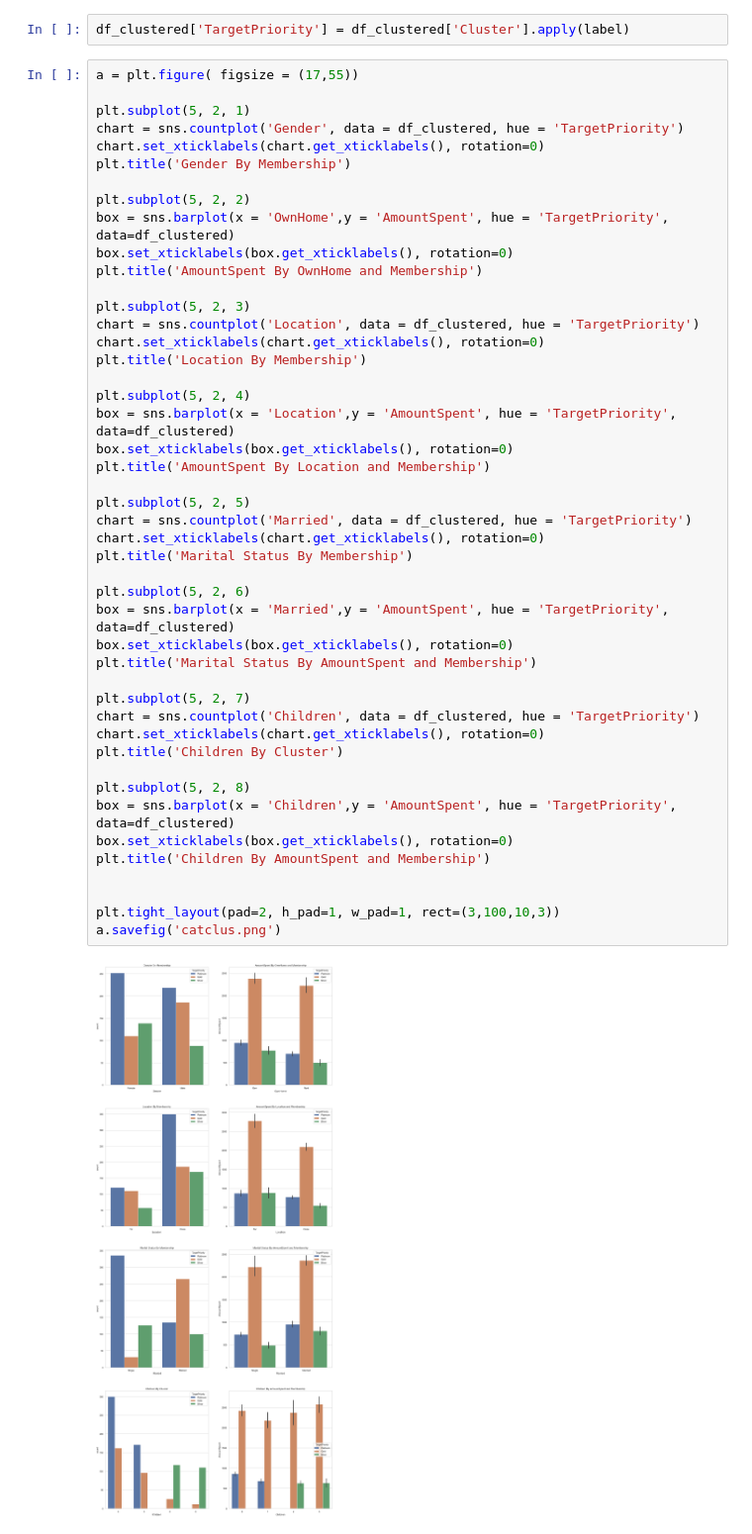
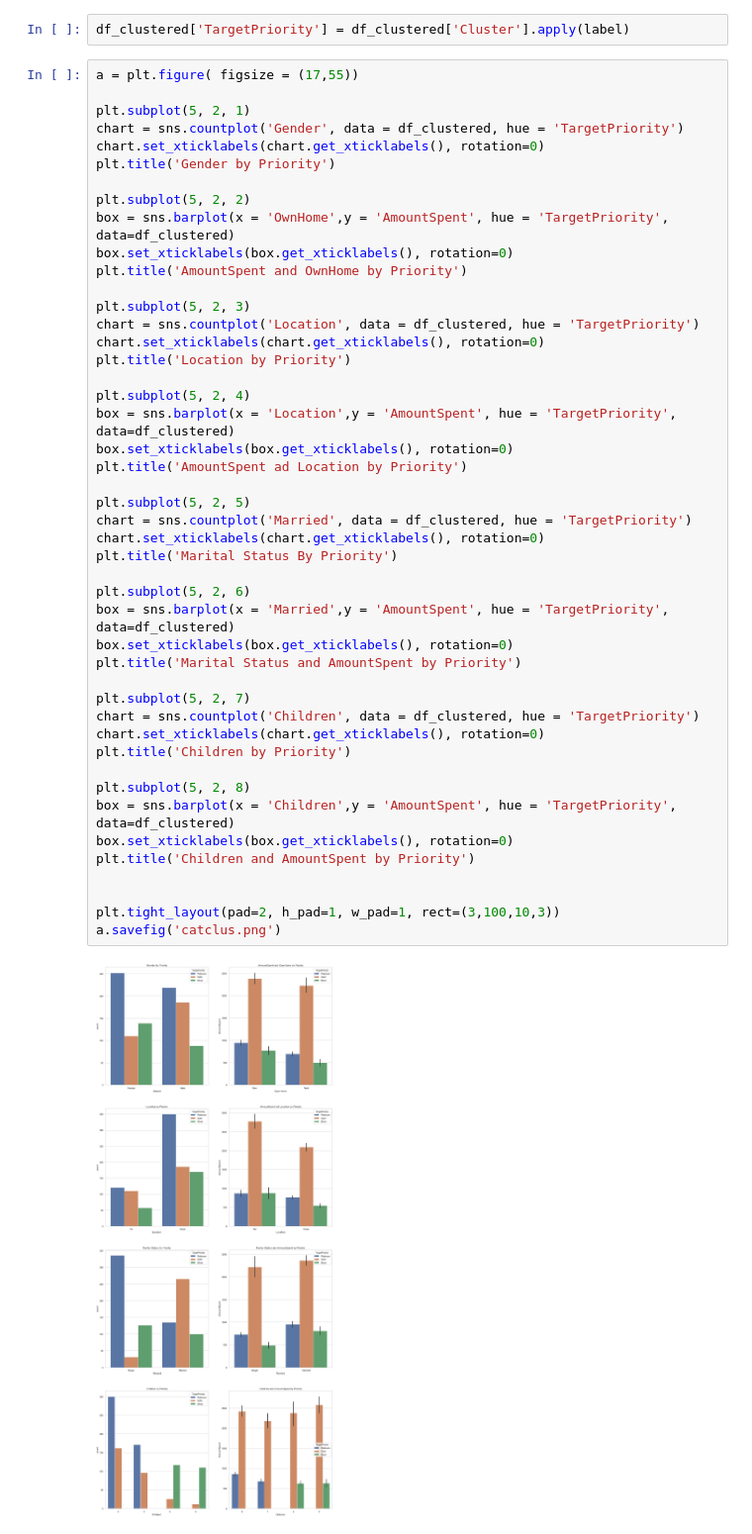
Before and after one commit to PradanaIndra/FinalProject, a Jupyter notebook: FinalProject_Pradana.ipynb, the cells around one changed output. Shown at 99% size. Drawn from its saved outputs; the diff is of its cells as text.

```diff
--- a/FinalProject_Pradana.ipynb
+++ b/FinalProject_Pradana.ipynb
@@ -742,45 +742,45 @@ a = plt.figure( figsize = (17,55))
 plt.subplot(5, 2, 1)
 chart = sns.countplot('Gender', data = df_clustered, hue = 'TargetPriority')
 chart.set_xticklabels(chart.get_xticklabels(), rotation=0)
-plt.title('Gender By Membership')
+plt.title('Gender by Priority')
 
 plt.subplot(5, 2, 2)
 box = sns.barplot(x = 'OwnHome',y = 'AmountSpent', hue = 'TargetPriority', data=df_clustered)
 box.set_xticklabels(box.get_xticklabels(), rotation=0)
-plt.title('AmountSpent By OwnHome and Membership')
+plt.title('AmountSpent and OwnHome by Priority')
 
 plt.subplot(5, 2, 3)
 chart = sns.countplot('Location', data = df_clustered, hue = 'TargetPriority')
 chart.set_xticklabels(chart.get_xticklabels(), rotation=0)
-plt.title('Location By Membership')
+plt.title('Location by Priority')
 
 plt.subplot(5, 2, 4)
 box = sns.barplot(x = 'Location',y = 'AmountSpent', hue = 'TargetPriority', data=df_clustered)
 box.set_xticklabels(box.get_xticklabels(), rotation=0)
-plt.title('AmountSpent By Location and Membership')
+plt.title('AmountSpent ad Location by Priority')
 
 plt.subplot(5, 2, 5)
 chart = sns.countplot('Married', data = df_clustered, hue = 'TargetPriority')
 chart.set_xticklabels(chart.get_xticklabels(), rotation=0)
-plt.title('Marital Status By Membership')
+plt.title('Marital Status By Priority')
 
 plt.subplot(5, 2, 6)
 box = sns.barplot(x = 'Married',y = 'AmountSpent', hue = 'TargetPriority', data=df_clustered)
 box.set_xticklabels(box.get_xticklabels(), rotation=0)
-plt.title('Marital Status By AmountSpent and Membership')
+plt.title('Marital Status and AmountSpent by Priority')
 
 plt.subplot(5, 2, 7)
 chart = sns.countplot('Children', data = df_clustered, hue = 'TargetPriority')
 chart.set_xticklabels(chart.get_xticklabels(), rotation=0)
-plt.title('Children By Cluster')
+plt.title('Children by Priority')
 
 plt.subplot(5, 2, 8)
 box = sns.barplot(x = 'Children',y = 'AmountSpent', hue = 'TargetPriority', data=df_clustered)
 box.set_xticklabels(box.get_xticklabels(), rotation=0)
-plt.title('Children By AmountSpent and Membership')
+plt.title('Children and AmountSpent by Priority')
 
 
 plt.tight_layout(pad=2, h_pad=1, w_pad=1, rect=(3,100,10,3))
 a.savefig('catclus.png')
 # %% [output]
-[figure, old version]
+[figure, new version]
```
